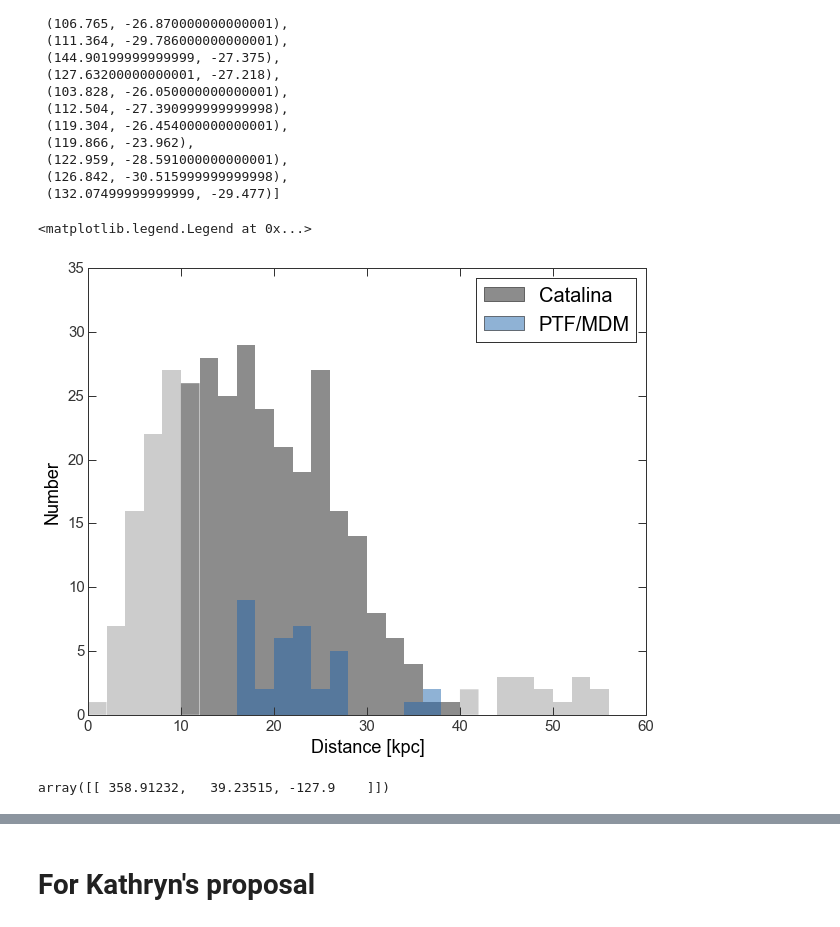
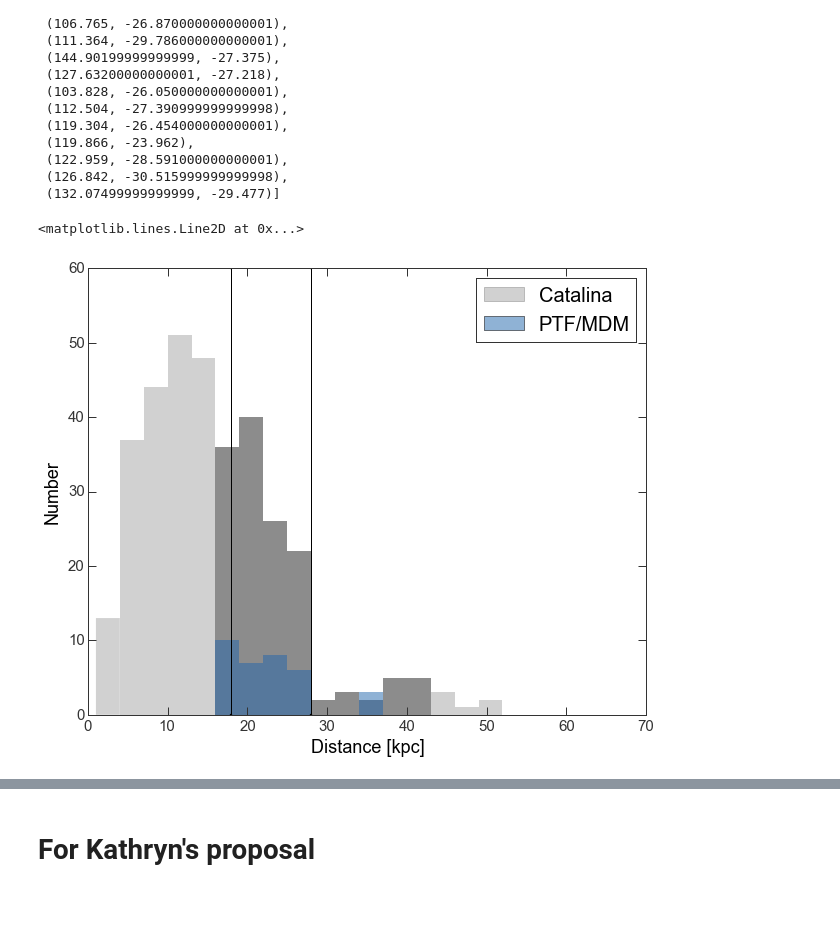
Before and after one commit to adrn/TriandRRLyrae, a Jupyter notebook: notebooks/Target selection.ipynb, the cells around one changed output, grey strips where cells are left out. Drawn from its saved outputs; the diff is of its cells as text; code cells hidden in the pictures.

```diff
--- a/notebooks/Target selection.ipynb
+++ b/notebooks/Target selection.ipynb
@@ -227,25 +224,26 @@ d = VtoDist(triand['<Vmag>'].data).to(u.kpc).value
 # %%
-bins = np.arange(10., 40+2, 2.)
+bins = np.arange(1., 60+5, 3)
 
 plt.figure(figsize=(10,8))
-plt.hist(VtoDist(triand['<Vmag>'].data), bins=bins, alpha=0.5, label='Catalina')
+n,bins,patches = plt.hist(triand['dh'].data, bins=bins, alpha=0.5, label='Catalina')
+for pa in patches:
+    if pa.xy[0] < 15. or pa.xy[0] > 40.:
+        pa.set_alpha(0.2)
 
-other_bins = np.arange(0, 10+2., 2.)
-plt.hist(VtoDist(triand['<Vmag>'].data), bins=other_bins, alpha=0.2, color='k')
+# other_bins = np.arange(0, 15+2., 2.)
+# plt.hist(V_to_dist(triand['<Vmag>'].data), bins=other_bins, alpha=0.2, color='k')
 
-other_bins = np.arange(40, 60., 2.)
-plt.hist(VtoDist(triand['<Vmag>'].data), bins=other_bins, alpha=0.2, color='k')
+# other_bins = np.arange(40, 60., 2.)
+# plt.hist(V_to_dist(triand['<Vmag>'].data), bins=other_bins, alpha=0.2, color='k')
 
-plt.hist(VtoDist(ptf_triand['Vmag'].data),
+plt.hist(V_to_dist(ptf_triand['Vmag'].data),
          bins=bins, alpha=0.5, label='PTF/MDM')
 plt.xlabel("Distance [kpc]")
 plt.ylabel("Number")
-plt.ylim(0,35)
+# plt.ylim(0,35)
 plt.legend(fontsize=20)
+plt.axvline(18.)
+plt.axvline(28.)
 # %% [output]
-<matplotlib.legend.Legend at 0x...>
+<matplotlib.lines.Line2D at 0x...>
-[figure, old version]
+[figure, new version]
-# %%
-np.asarray(joined_triand['RAdeg','DEdeg','Vgsr']).view('float64').reshape(len(joined_triand),3)
-# %% [output]
-array([[ 358.91232,   39.23515, -127.9    ]])
```
Also changed, not shown: parts of 11 cells of this notebook, 5 other files.
